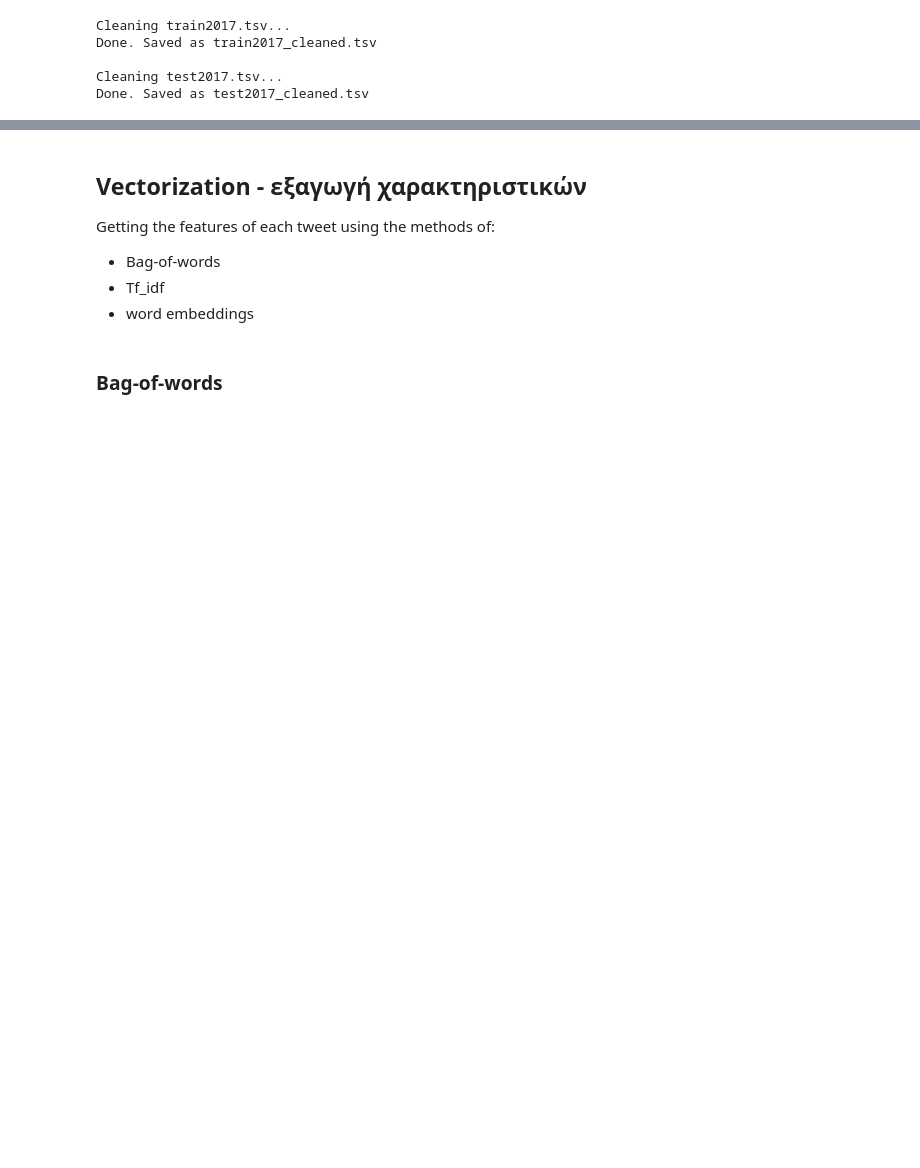
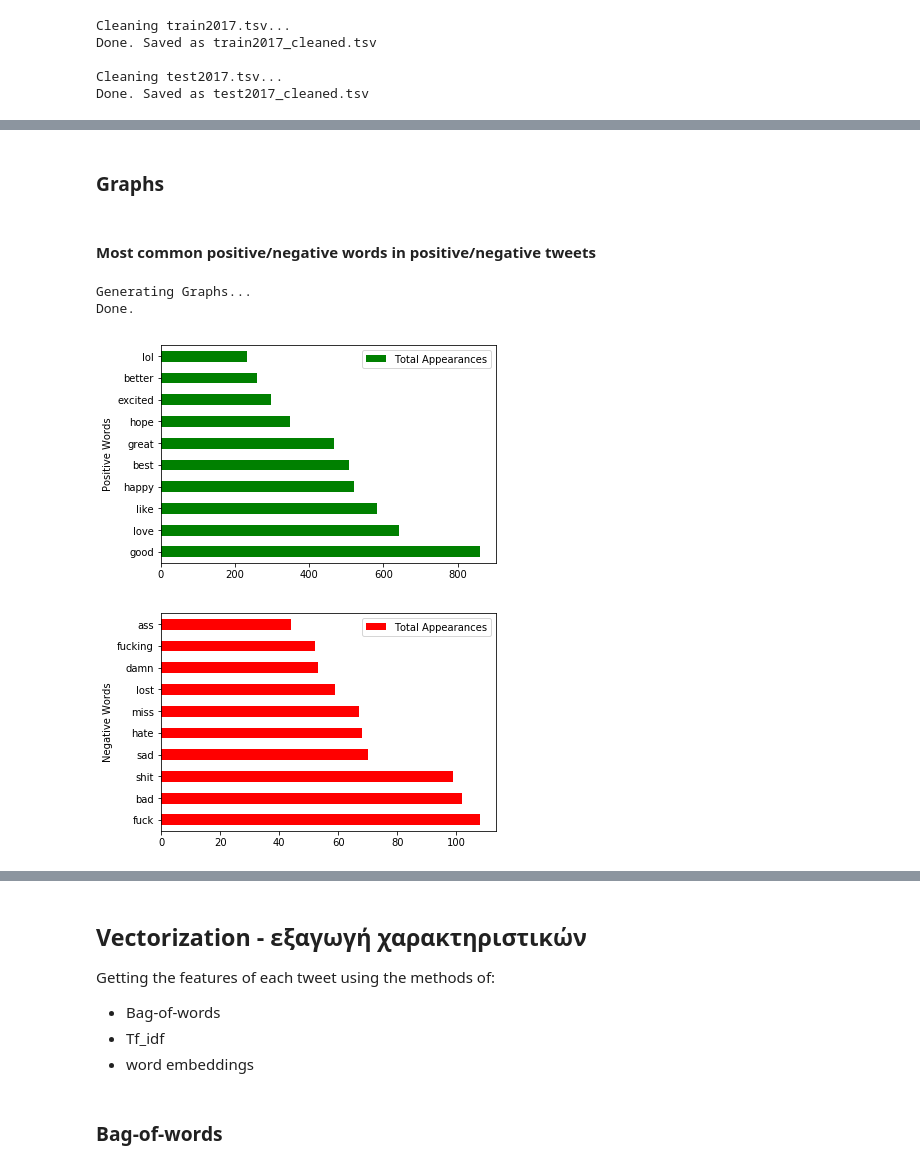
Before and after one commit to NickStavrakakis/Sentiment_Analysis, a Jupyter notebook: scr/sentiment_analysis.ipynb, the cells around one changed output, grey strips where cells are left out. Saved outputs shown, nothing was run; the diff lists cells and outputs as text; code cells hidden in the pictures; blank space fills up the shorter version.

Commit message:
KNN FOR BOW/TFIDF + GRAPHS

```diff
--- a/scr/sentiment_analysis.ipynb
+++ b/scr/sentiment_analysis.ipynb
@@ -62,0 +69,17 @@ We are showing (for the *train2017_cleaned.tsv*) the
+# %%
+all_tweets = []
+pos_tweets = []
+neg_tweets = []
+neu_tweets = []
+labels = []
+with open('../twitter_data/train2017.tsv') as input_file:
+    reader = csv.reader(input_file, delimiter='\t')
+    for row in reader:
+        cleaned_tweet = cleaning(row[3], 0)
+        all_tweets.append(cleaned_tweet)
+        if row[2] == "positive":
+            pos_tweets.append(cleaned_tweet)
+        elif row[2] == "negative":
+            neg_tweets.append(cleaned_tweet)
+        else: #if neutral
+            neu_tweets.append(cleaned_tweet)
@@ -100,0 +109,56 @@ Done. Saved in scr/wordclouds folder.
+# %% [markdown]
+### Graphs
+# %% [markdown]
+#### Most common positive/negative words in positive/negative tweets
+# %%
+from nltk.tokenize import word_tokenize
+import collections
+import pandas as pd
+import numpy as np
+import matplotlib.pyplot as plt
+from collections import Counter
+
+print("Generating Graphs...")
+
+def generate_graph(curr_list, curr_type):
+    wordcount = {}
+    for tweet in curr_list:
+        tweet_tokens = word_tokenize(tweet)
+        for word in tweet_tokens:
+            with open('../lexica/affin/affin.txt') as input_file:
+                reader = csv.reader(input_file, delimiter='\t')
+                for row in reader:
+                    if(row[0][0]>word[0]):
+                        break
+                    if(row[0] == word):
+                        if(curr_type == "positive"):
+                            if(int(row[1])>=2):
+                                if word not in wordcount:
+                                    wordcount[word] = 1
+                                else:
+                                    wordcount[word] += 1
+                        else: #elif(curr_type = "negative"):
+                            if(int(row[1])<=-2):
+                                if word not in wordcount:
+                                    wordcount[word] = 1
+                                else:
+                                    wordcount[word] += 1
+                        break
+    return wordcount
+
+word_counter = collections.Counter(generate_graph(pos_tweets, "positive"))
+lst = word_counter.most_common(10)
+df = pd.DataFrame(lst, columns = ['Positive Words', 'Total Appearances'])
+df.plot.barh(x='Positive Words',y='Total Appearances', color='green')
+
+word_counter = collections.Counter(generate_graph(neg_tweets, "negative"))
+lst = word_counter.most_common(10)
+df = pd.DataFrame(lst, columns = ['Negative Words', 'Total Appearances'])
+df.plot.barh(x='Negative Words',y='Total Appearances', color='red')
+
+print("Done.\n")
+# %% [output]
+Generating Graphs...
+Done.
+[figure, added]
+[figure, added]
```
Also changed, not shown: parts of 15 cells of this notebook.
